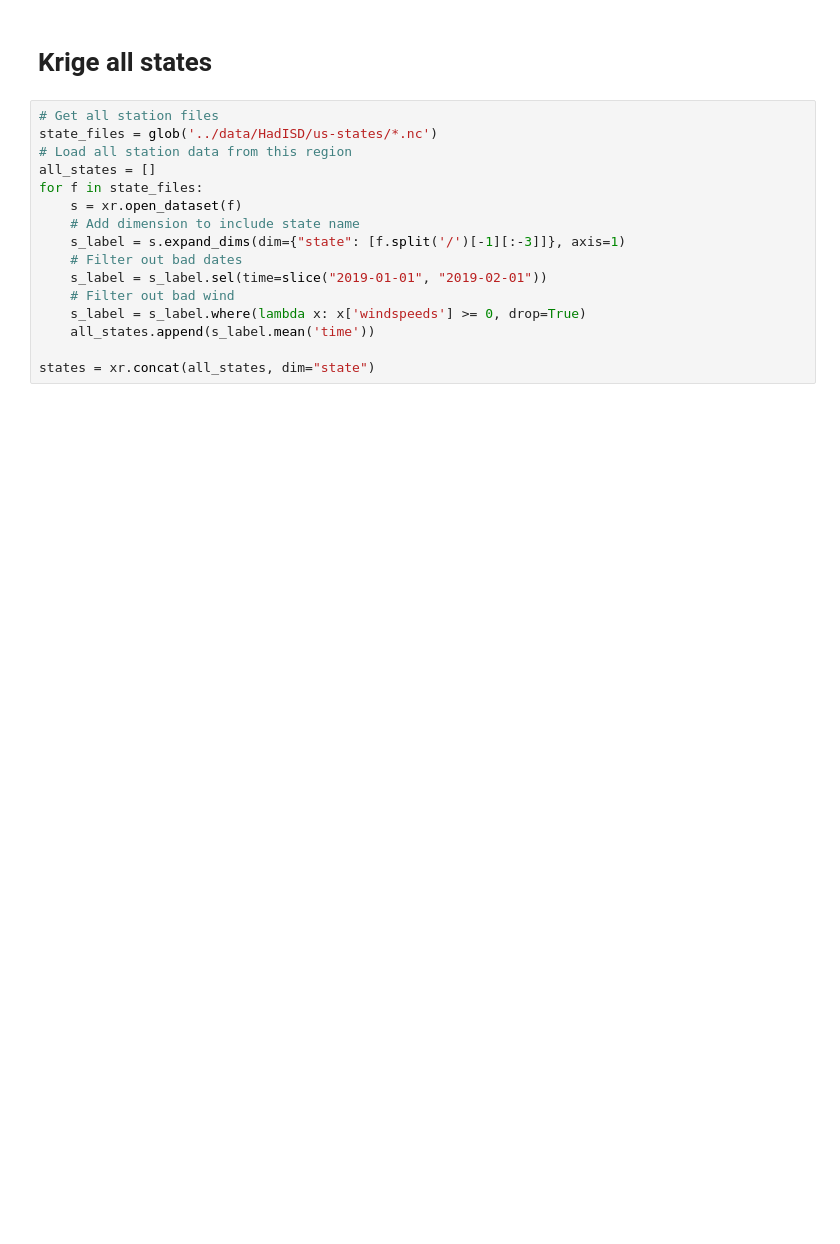
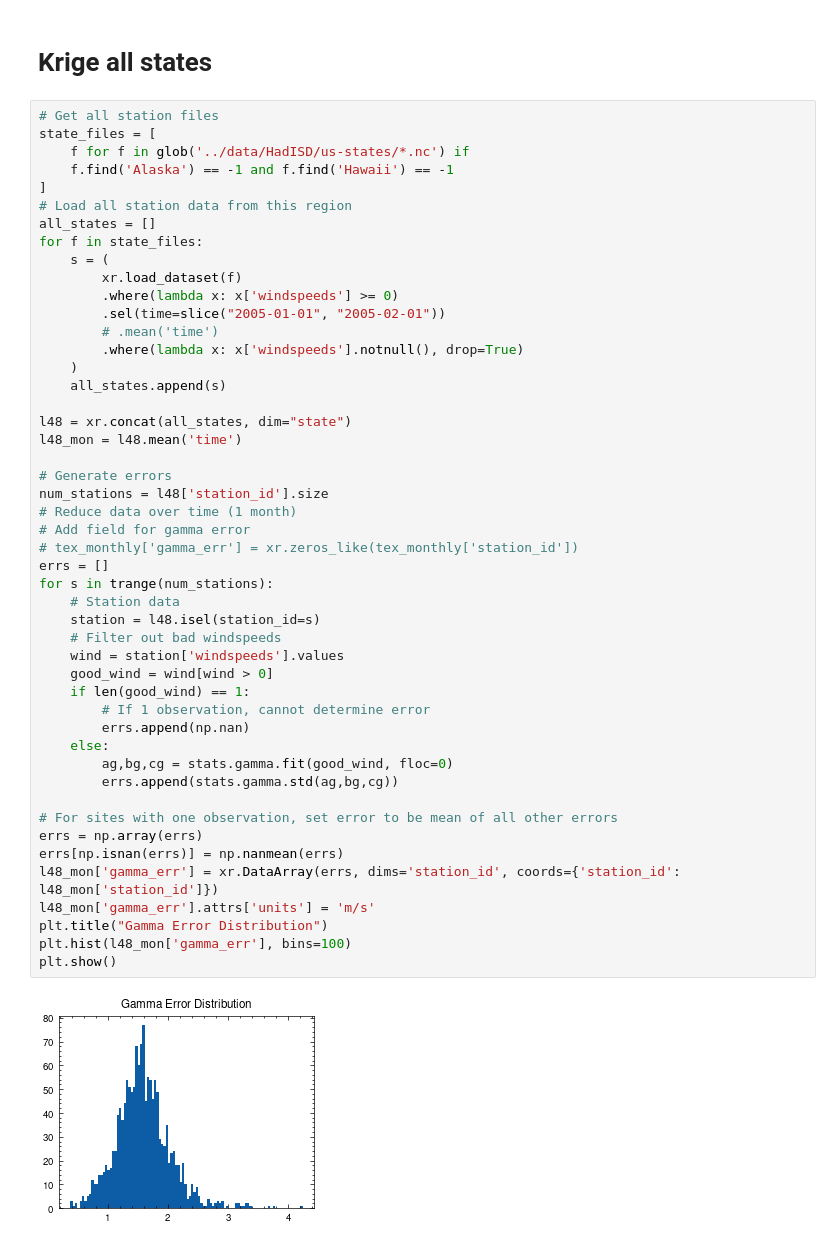
Before and after one commit to ivalencius/wind-analysis, a Jupyter notebook: scripts/krige_development.ipynb, the cells around one changed output. Saved outputs shown, nothing was run; the diff lists cells and outputs as text; blank space fills up the shorter version.

```diff
--- a/scripts/krige_development.ipynb
+++ b/scripts/krige_development.ipynb
@@ -447,18 +436,52 @@ krige_comparison_plots(cond_pos, cond_val, cond_errs, k_field, e_field, station_
 # %% [markdown]
 # Krige all states
-# %%
-# Get all station files
-state_files = glob('../data/HadISD/us-states/*.nc')
-# Load all station data from this region
-all_states = []
-for f in state_files:
-    s = xr.open_dataset(f)
-    # Add dimension to include state name
-    s_label = s.expand_dims(dim={"state": [f.split('/')[-1][:-3]]}, axis=1)
-    # Filter out bad dates
-    s_label = s_label.sel(time=slice("2019-01-01", "2019-02-01"))
-    # Filter out bad wind
-    s_label = s_label.where(lambda x: x['windspeeds'] >= 0, drop=True)
-    all_states.append(s_label.mean('time'))
-
-states = xr.concat(all_states, dim="state")
+# %%
+# Get all station files
+state_files = [
+    f for f in glob('../data/HadISD/us-states/*.nc') if
+    f.find('Alaska') == -1 and f.find('Hawaii') == -1
+]
+# Load all station data from this region
+all_states = []
+for f in state_files:
+    s = (
+        xr.load_dataset(f)
+        .where(lambda x: x['windspeeds'] >= 0)
+        .sel(time=slice("2005-01-01", "2005-02-01"))
+        # .mean('time')
+        .where(lambda x: x['windspeeds'].notnull(), drop=True)
+    )
+    all_states.append(s)
+
+l48 = xr.concat(all_states, dim="state")
+l48_mon = l48.mean('time')
+
+# Generate errors
+num_stations = l48['station_id'].size
+# Reduce data over time (1 month)
+# Add field for gamma error
+# tex_monthly['gamma_err'] = xr.zeros_like(tex_monthly['station_id'])
+errs = []
+for s in trange(num_stations):
+    # Station data
+    station = l48.isel(station_id=s)
+    # Filter out bad windspeeds
+    wind = station['windspeeds'].values
+    good_wind = wind[wind > 0]
+    if len(good_wind) == 1:
+        # If 1 observation, cannot determine error
+        errs.append(np.nan)
+    else:
+        ag,bg,cg = stats.gamma.fit(good_wind, floc=0)
+        errs.append(stats.gamma.std(ag,bg,cg))
+
+# For sites with one observation, set error to be mean of all other errors
+errs = np.array(errs)
+errs[np.isnan(errs)] = np.nanmean(errs)
+l48_mon['gamma_err'] = xr.DataArray(errs, dims='station_id', coords={'station_id': l48_mon['station_id']})
+l48_mon['gamma_err'].attrs['units'] = 'm/s'
+plt.title("Gamma Error Distribution")
+plt.hist(l48_mon['gamma_err'], bins=100)
+plt.show()
+# %% [output]
+[figure, added]
```
Also changed, not shown: parts of 15 cells of this notebook.
